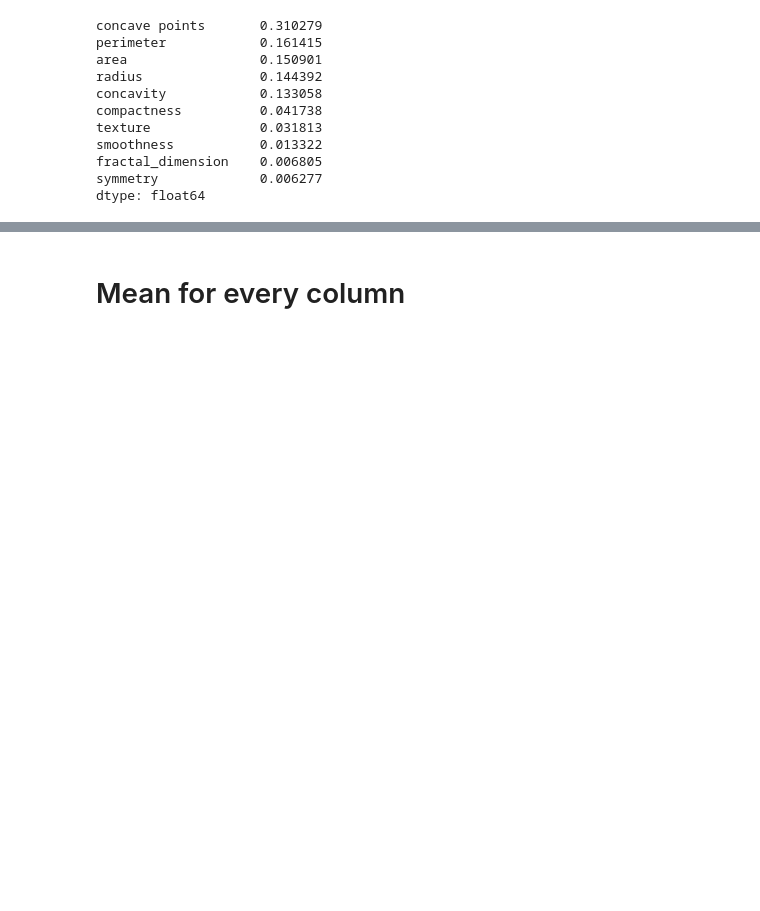
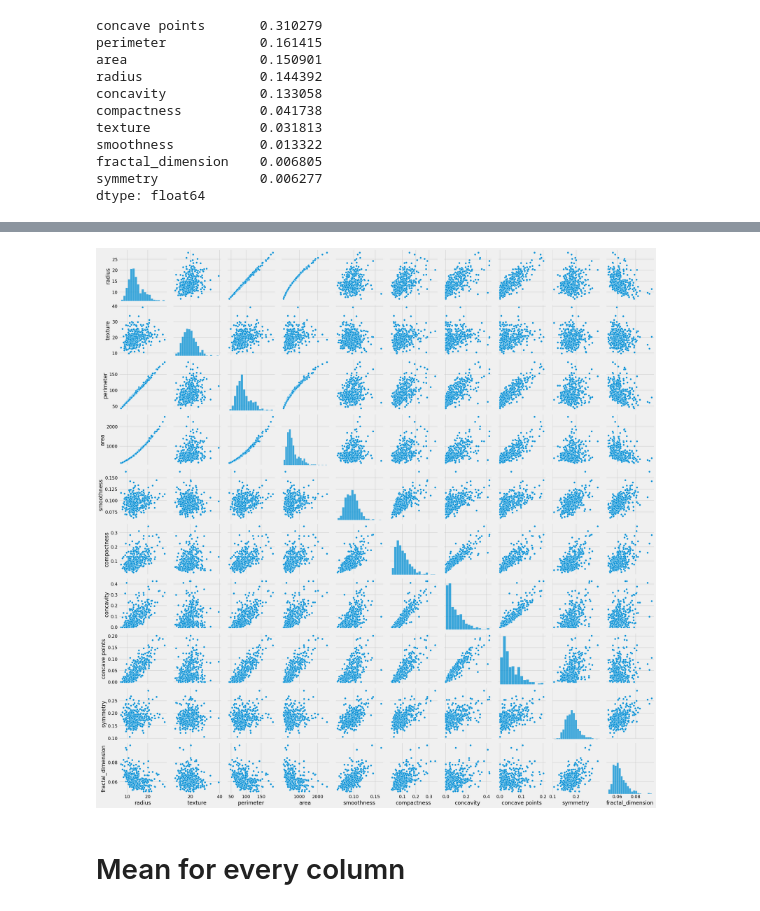
Before and after one commit to Research-Topics-in-Data-Mining/missingness-effect-complete-dataset, a Jupyter notebook: notebooks/Research Topics Project.ipynb, the cells around one changed output, grey strips where cells are left out. Drawn from its saved outputs; the diff is of its cells as text; code cells hidden in the pictures; blank space fills up the shorter version.

Commit message:
Added pairplot and distplot in grids

```diff
--- a/notebooks/Research Topics Project.ipynb
+++ b/notebooks/Research Topics Project.ipynb
@@ -234,3 +234,9 @@ plot_correlation_matrix(X_train)
+# %%
+from src.visualization import plot_pairplot
+
+plot_pairplot(X_train, X_train.columns)
+# %% [output]
+[figure, added]
 # %% [markdown]
 # Mean for every column
 # %%
```
Also changed, not shown: parts of 13 cells of this notebook, 1 other file.
